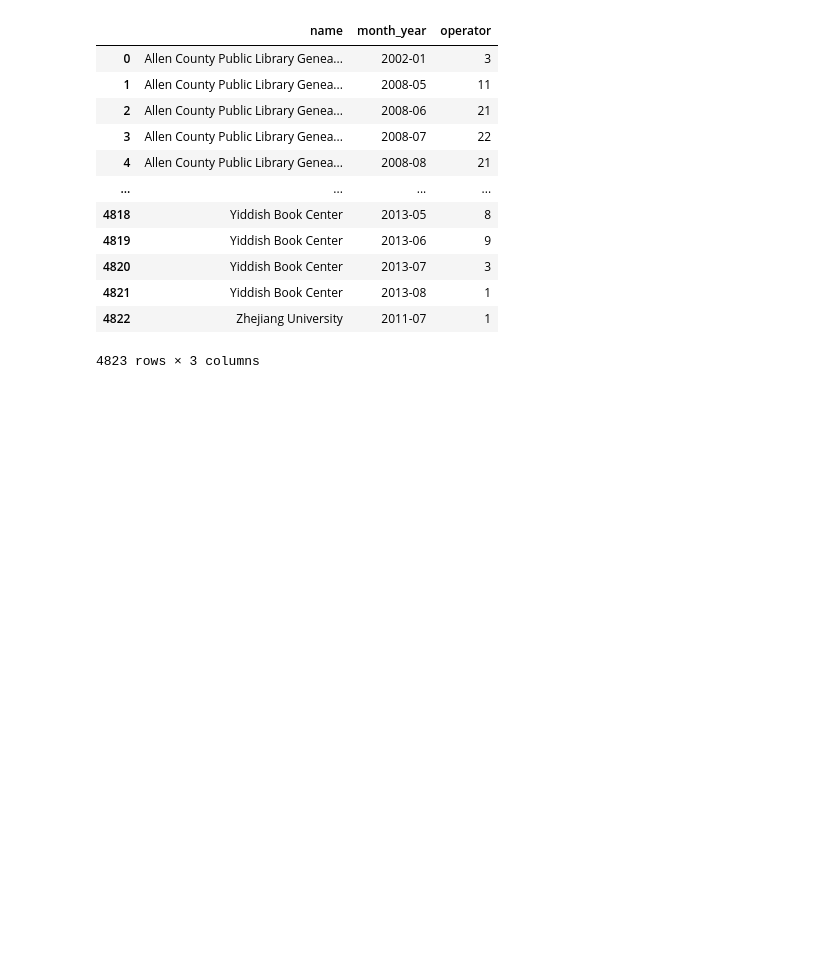
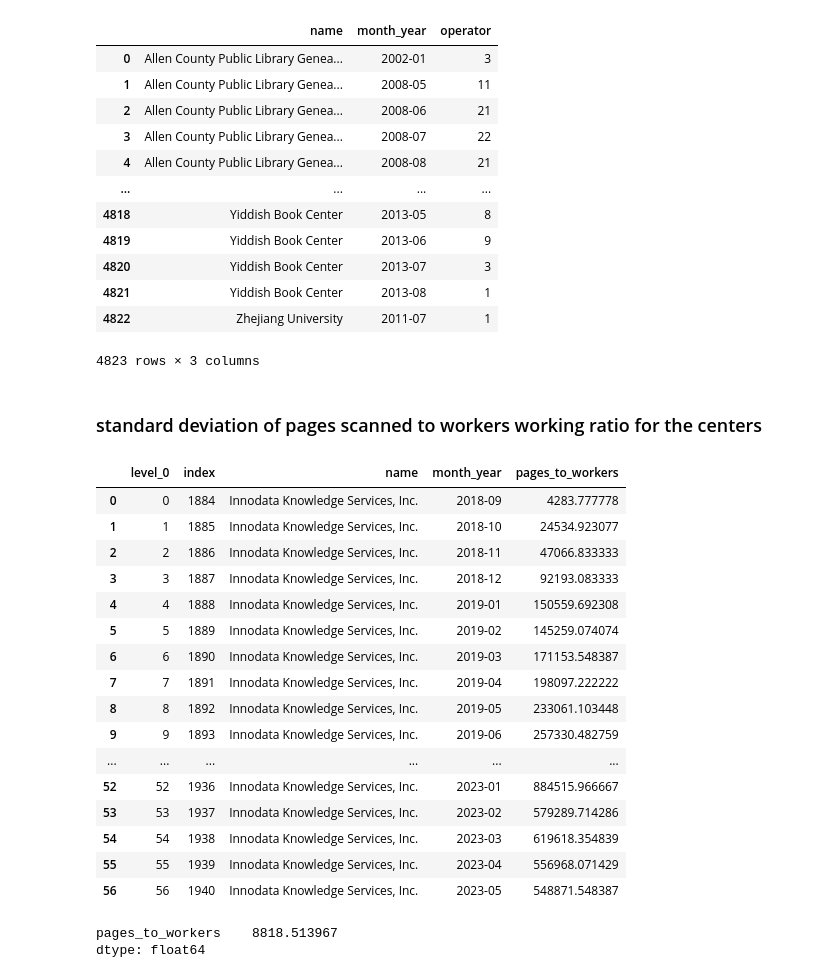
Before and after one commit to ers6/ia_scanning_labor_data, a Jupyter notebook: calculate_stats.ipynb, the cells around one changed output. Drawn from its saved outputs; the diff is of its cells as text; code cells hidden in the pictures; blank space fills up the shorter version.

```diff
--- a/calculate_stats.ipynb
+++ b/calculate_stats.ipynb
@@ -739,0 +743,30 @@ scans_and_workers.to_csv('/Users/e.schwartz/Documents/GitHub/ia_scanning_labor_d
+# %% [markdown]
+### standard deviation of pages scanned to workers working ratio for the centers
+# %%
+stats = pd.read_csv("https://raw.githubusercontent.com/ers6/ia_scanning_labor_data/main/csv_files/scans_and_workers_month_stats.csv")
+# %%
+stats = stats[['name', 'month_year', 'pages_to_workers']]
+# %%
+cebu = stats.loc[stats['name']=='Innodata Knowledge Services, Inc.']
+# %%
+cebu = cebu.reset_index()
+
+cebu
+# %% [output]
+|  | level_0 | index | name | month_year | pages_to_workers |
+| 0 | 0 | 1884 | Innodata Knowledge Services, Inc. | 2018-09 | 4283.777778 |
+| 1 | 1 | 1885 | Innodata Knowledge Services, Inc. | 2018-10 | 24534.923077 |
+| 2 | 2 | 1886 | Innodata Knowledge Services, Inc. | 2018-11 | 47066.833333 |
+| 3 | 3 | 1887 | Innodata Knowledge Services, Inc. | 2018-12 | 92193.083333 |
+| 4 | 4 | 1888 | Innodata Knowledge Services, Inc. | 2019-01 | 150559.692308 |
+| 5 | 5 | 1889 | Innodata Knowledge Services, Inc. | 2019-02 | 145259.074074 |
+| 6 | 6 | 1890 | Innodata Knowledge Services, Inc. | 2019-03 | 171153.548387 |
+| 7 | 7 | 1891 | Innodata Knowledge Services, Inc. | 2019-04 | 198097.222222 |
+| 8 | 8 | 1892 | Innodata Knowledge Services, Inc. | 2019-05 | 233061.103448 |
+| 9 | 9 | 1893 | Innodata Knowledge Services, Inc. | 2019-06 | 257330.482759 |
+| ... | ... | ... | ... | ... | ... |
+| 52 | 52 | 1936 | Innodata Knowledge Services, Inc. | 2023-01 | 884515.966667 |
+| 53 | 53 | 1937 | Innodata Knowledge Services, Inc. | 2023-02 | 579289.714286 |
+| 54 | 54 | 1938 | Innodata Knowledge Services, Inc. | 2023-03 | 619618.354839 |
+| 55 | 55 | 1939 | Innodata Knowledge Services, Inc. | 2023-04 | 556968.071429 |
+| 56 | 56 | 1940 | Innodata Knowledge Services, Inc. | 2023-05 | 548871.548387 |
@@ -739,0 +775,5 @@ scans_and_workers.to_csv('/Users/e.schwartz/Documents/GitHub/ia_scanning_labor_d
+# %%
+boston.std()
+# %% [output]
+pages_to_workers    8818.513967
+dtype: float64
```
Also changed, not shown: parts of 5 cells of this notebook, 6 other files.
